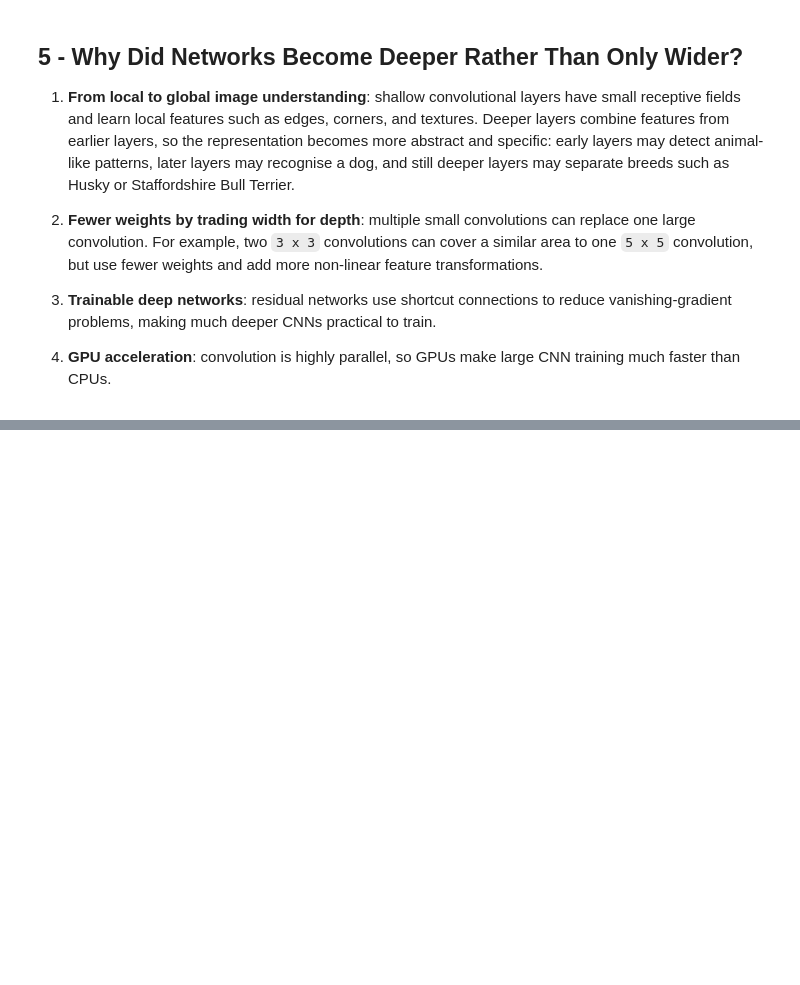
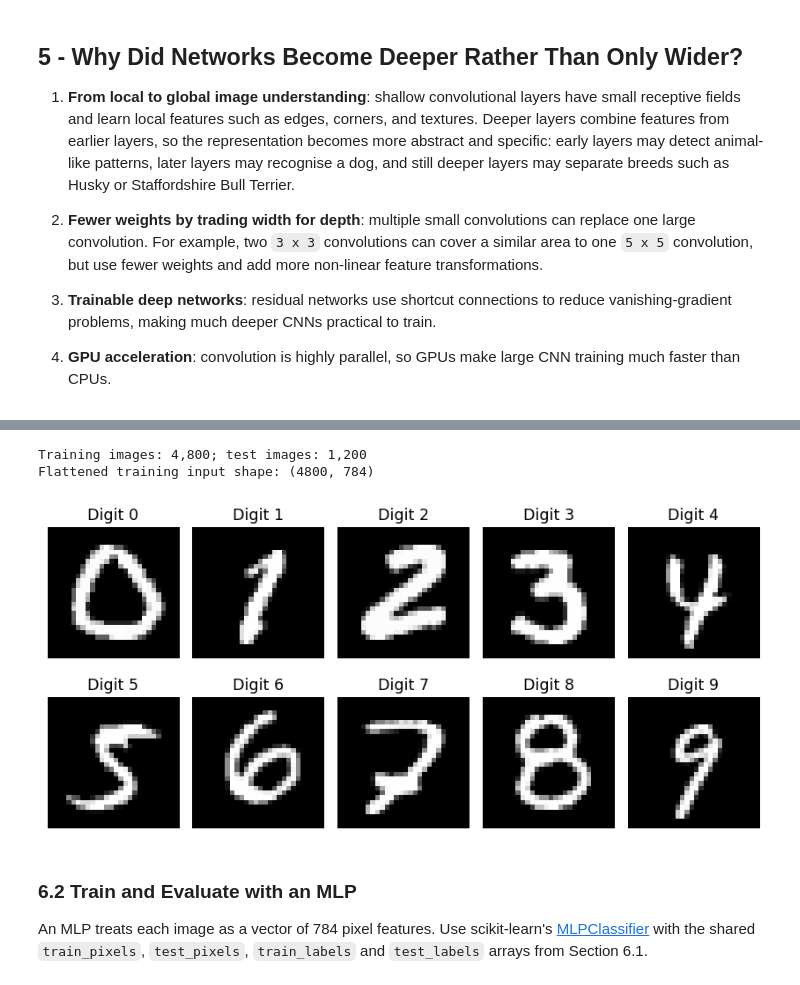
Before and after one commit to wlos/ai_with_python_course, a Jupyter notebook: Session16 Introduction to Deep Learning and Image Processing 1.ipynb, the cells around one changed output, grey strips where cells are left out. Saved outputs shown, nothing was run; the diff lists cells and outputs as text; code cells hidden in the pictures; blank space fills up the shorter version.

```diff
--- a/Session16 Introduction to Deep Learning and Image Processing 1.ipynb
+++ b/Session16 Introduction to Deep Learning and Image Processing 1.ipynb
@@ -418,16 +380,0 @@ Columns: 785
-# %%
-# Show one example image for each digit class.
-
-fig, axes = plt.subplots(2, 5, figsize=(8, 4))
-for digit, ax in enumerate(axes.ravel()):
-    # Pick the first row whose label matches the current digit.
-    sample = mnist_df[mnist_df["label"] == digit].iloc[0]
-
-    # Remove the label column and reshape 784 pixel values into a 28 x 28 image.
-    image = sample.drop("label").to_numpy(dtype=np.float32).reshape(28, 28)
-
-    ax.imshow(image, cmap="gray")
-    ax.set_title(f"Digit {digit}")
-    ax.axis("off")
-plt.tight_layout()
-plt.show()  # Display one example of each digit.
@@ -733,0 +400,43 @@ timing_df
+# %%
+import pandas as pd
+import numpy as np
+import matplotlib.pyplot as plt
+from sklearn.model_selection import train_test_split
+
+MNIST_CSV = "sample_data/mnist_train_small.csv"
+IMAGE_SIDE = 28
+RANDOM_STATE = 42
+TEST_FRACTION = 0.2
+
+# Load the label column and the 784 pixel columns without a header row.
+mnist_data = pd.read_csv(MNIST_CSV, header=None)
+digit_labels = mnist_data.iloc[:, 0].to_numpy(dtype="int64")
+digit_pixels = mnist_data.iloc[:, 1:].to_numpy(dtype="float32") / 255.0
+
+# Split once so both classifiers use the same training and test images.
+train_rows, test_rows = train_test_split(
+    np.arange(len(digit_labels)), test_size=TEST_FRACTION,
+    random_state=RANDOM_STATE, stratify=digit_labels,
+)
+train_pixels, test_pixels = digit_pixels[train_rows], digit_pixels[test_rows]
+train_labels, test_labels = digit_labels[train_rows], digit_labels[test_rows]
+print(f"Training images: {len(train_rows):,}; test images: {len(test_rows):,}")
+print(f"Flattened training input shape: {train_pixels.shape}")
+
+fig, axes = plt.subplots(2, 5, figsize=(8, 4))
+for digit, ax in enumerate(axes.ravel()):
+    # Reshape one training example per digit for display, without changing model inputs.
+    image = train_pixels[train_labels == digit][0].reshape(IMAGE_SIDE, IMAGE_SIDE)
+    ax.imshow(image, cmap="gray")
+    ax.set_title(f"Digit {digit}")
+    ax.axis("off")
+plt.tight_layout()
+plt.show()
+# %% [output]
+Training images: 4,800; test images: 1,200
+Flattened training input shape: (4800, 784)
+[figure, added]
+# %% [markdown]
+### 6.2 Train and Evaluate with an MLP
+
+An MLP treats each image as a vector of 784 pixel features. Use scikit-learn's [MLPClassifier](https://scikit-learn.org/stable/modules/generated/sklearn.neural_network.MLPClassifier.html) with the shared `train_pixels`, `test_pixels`, `train_labels` and `test_labels` arrays from Section 6.1.
```
Also changed, not shown: parts of 36 cells of this notebook, 2 other files.
